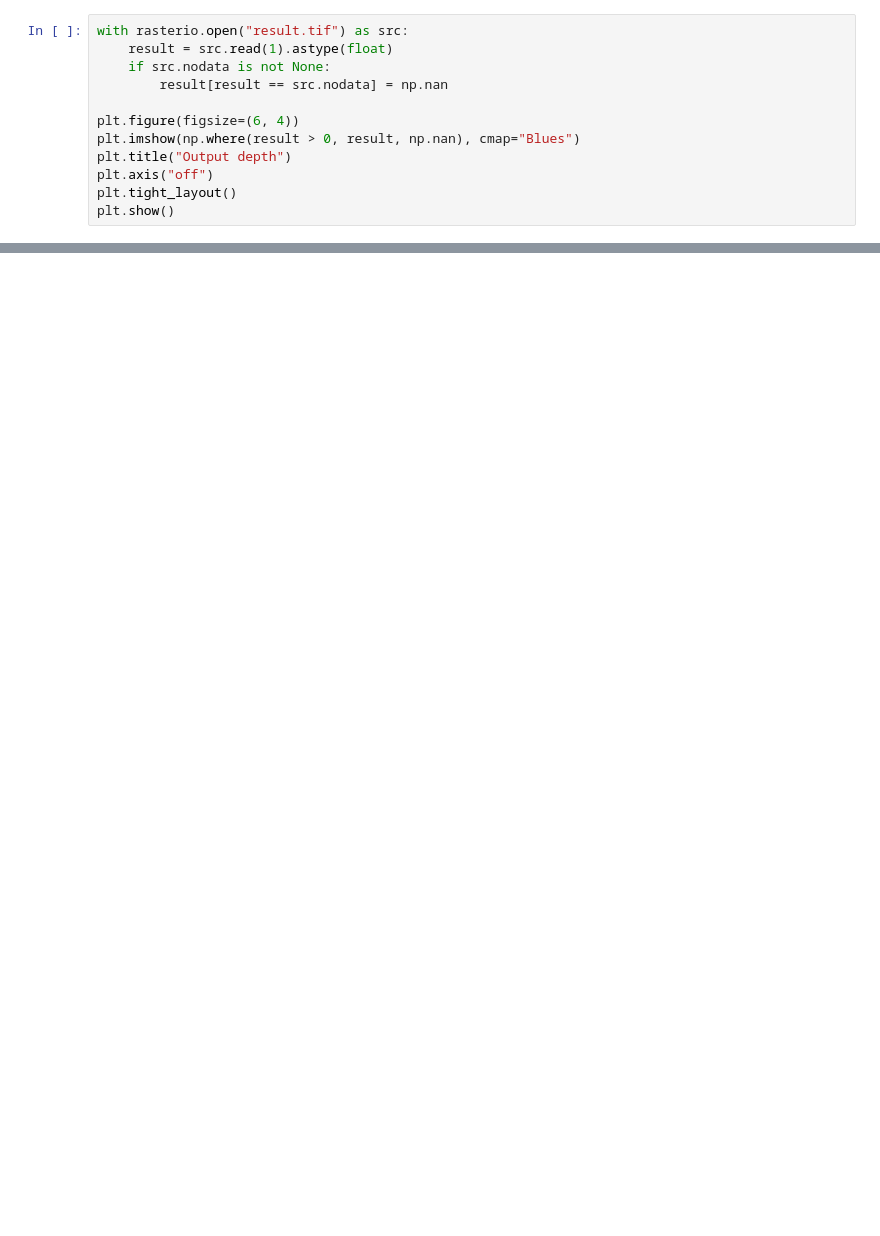
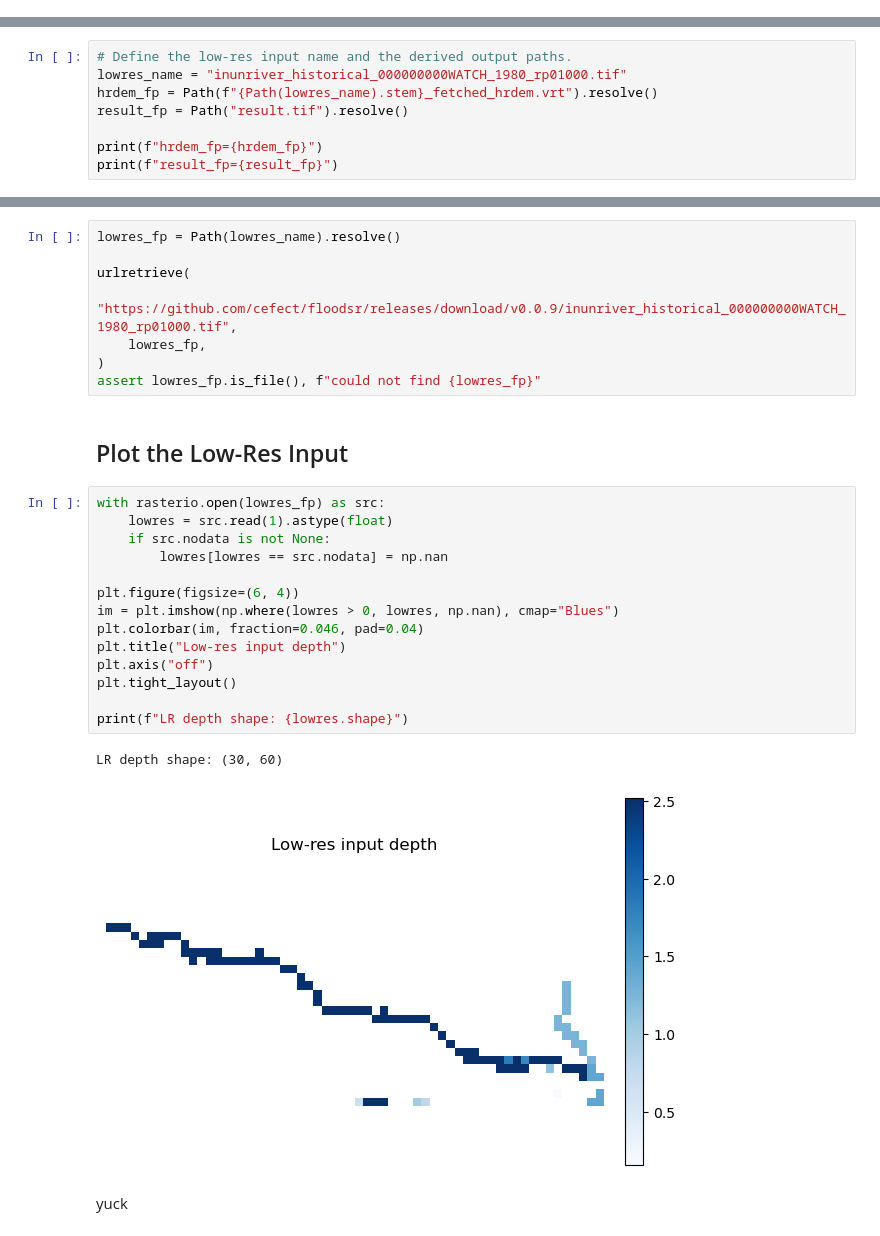
Before and after one commit to cefect/floodsr, a Jupyter notebook: docs/user/notebooks/tutorial_3.ipynb, the cells around one changed output, grey strips where cells are left out. Saved outputs shown, nothing was run; the diff lists cells and outputs as text; blank space fills up the shorter version.

```diff
--- a/docs/user/notebooks/tutorial_3.ipynb
+++ b/docs/user/notebooks/tutorial_3.ipynb
@@ -212,12 +0,0 @@ INFO:floodsr.cli:finished tohr inference in 2.847s; wrote 6,470,873 bytes to
-# %%
-with rasterio.open("result.tif") as src:
-    result = src.read(1).astype(float)
-    if src.nodata is not None:
-        result[result == src.nodata] = np.nan
-
-plt.figure(figsize=(6, 4))
-plt.imshow(np.where(result > 0, result, np.nan), cmap="Blues")
-plt.title("Output depth")
-plt.axis("off")
-plt.tight_layout()
-plt.show()
@@ -225,0 +79,8 @@ plt.show()
+# %%
+# Define the low-res input name and the derived output paths.
+lowres_name = "inunriver_historical_000000000WATCH_1980_rp01000.tif"
+hrdem_fp = Path(f"{Path(lowres_name).stem}_fetched_hrdem.vrt").resolve()
+result_fp = Path("result.tif").resolve()
+
+print(f"hrdem_fp={hrdem_fp}")
+print(f"result_fp={result_fp}")
@@ -225,0 +94,29 @@ plt.show()
+# %%
+lowres_fp = Path(lowres_name).resolve()
+
+urlretrieve(
+    "https://github.com/cefect/floodsr/releases/download/v0.0.9/inunriver_historical_000000000WATCH_1980_rp01000.tif",
+    lowres_fp,
+)
+assert lowres_fp.is_file(), f"could not find {lowres_fp}"
+# %% [markdown]
+## Plot the Low-Res Input
+# %%
+with rasterio.open(lowres_fp) as src:
+    lowres = src.read(1).astype(float)
+    if src.nodata is not None:
+        lowres[lowres == src.nodata] = np.nan
+
+plt.figure(figsize=(6, 4))
+im = plt.imshow(np.where(lowres > 0, lowres, np.nan), cmap="Blues")
+plt.colorbar(im, fraction=0.046, pad=0.04)
+plt.title("Low-res input depth")
+plt.axis("off")
+plt.tight_layout()
+
+print(f"LR depth shape: {lowres.shape}")
+# %% [output]
+LR depth shape: (30, 60)
+[figure, added]
+# %% [markdown]
+yuck
```
Also changed, not shown: parts of 47 cells of this notebook, 11 other files.
